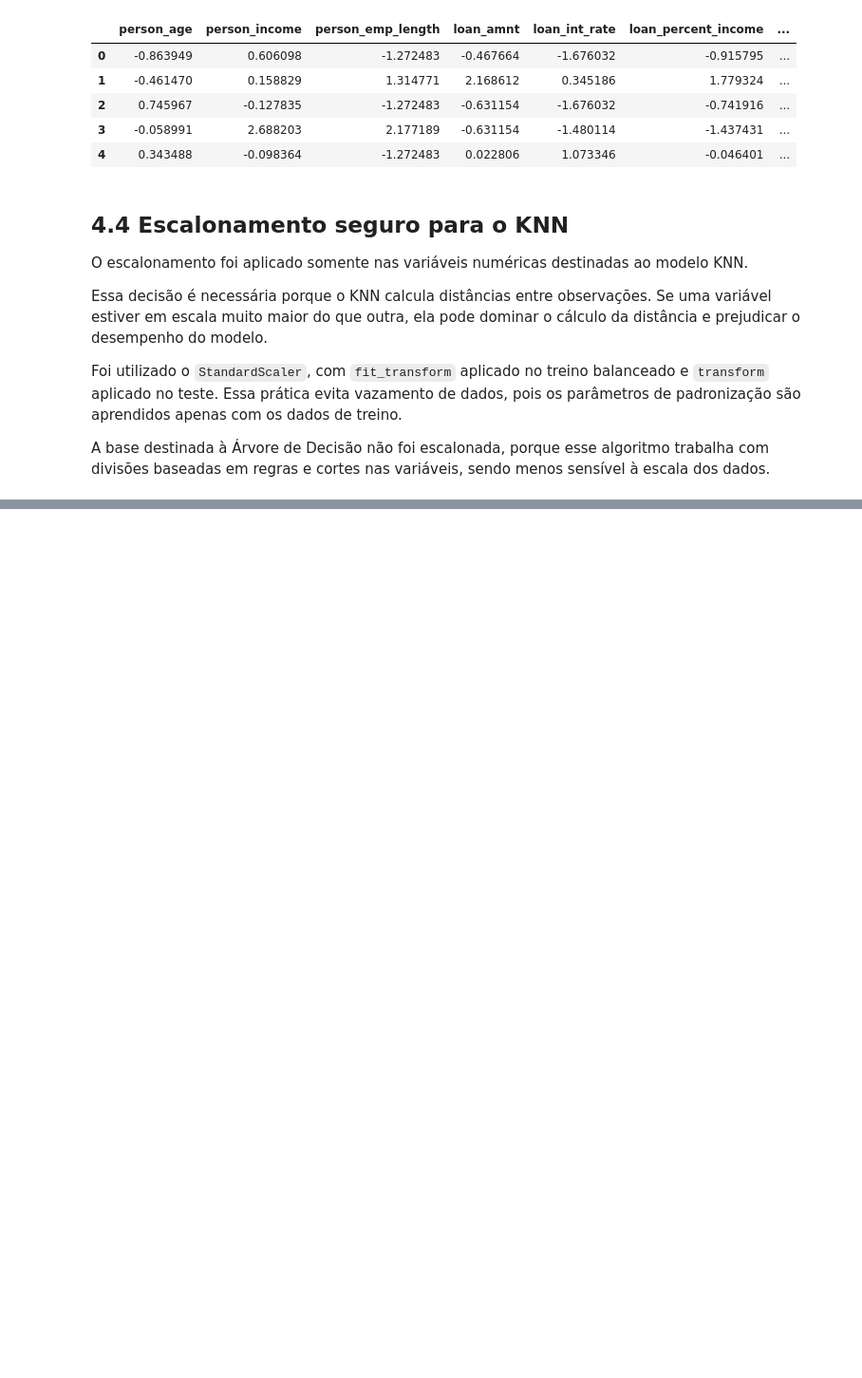
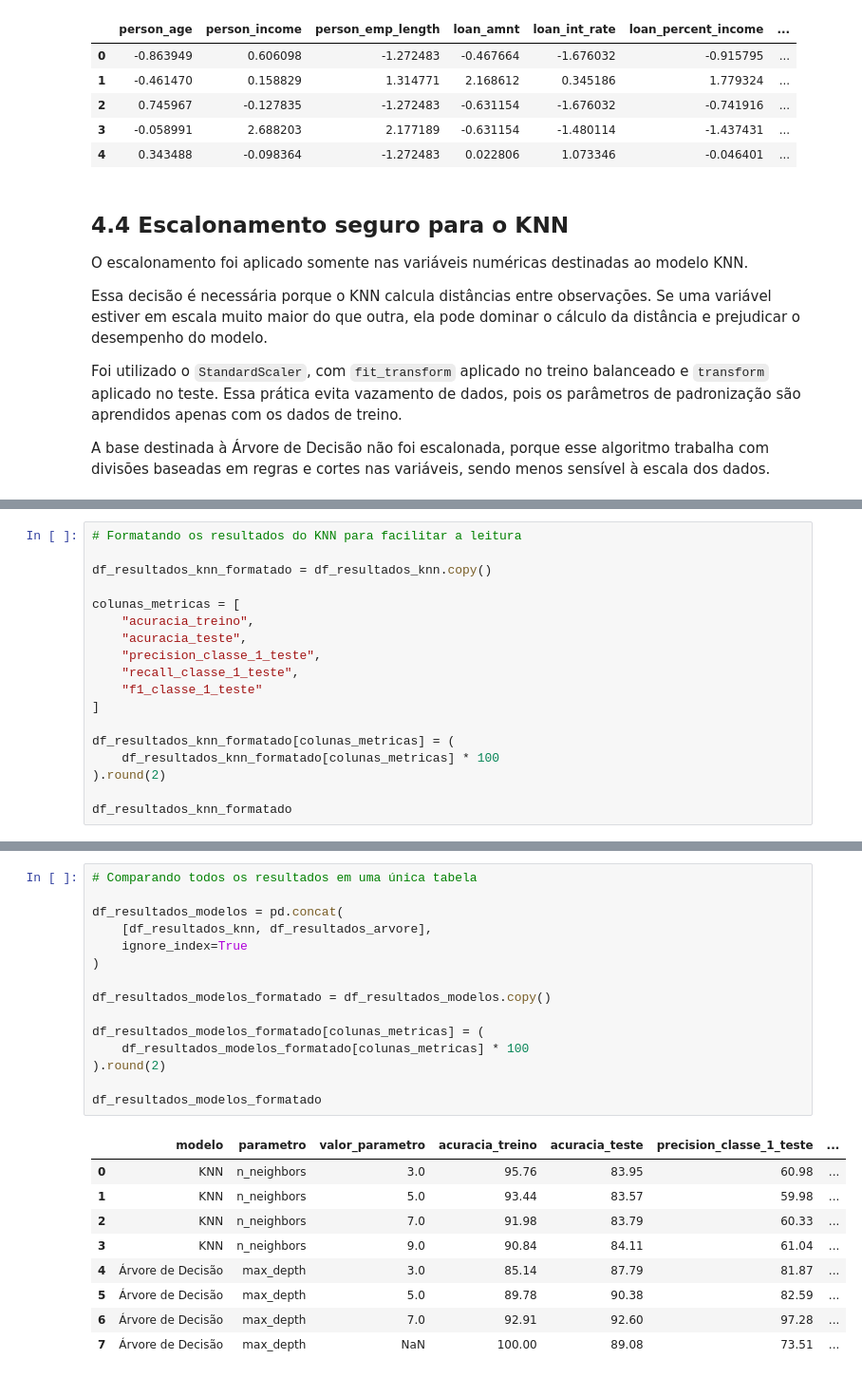
Before and after one commit to MarcioLuizBR/projeto-risco-credito-machine-learning, a Jupyter notebook: notebooks/pipeline_risco_credito.ipynb, the cells around one changed output, grey strips where cells are left out. Shown at 95% size. Drawn from its saved outputs; the diff is of its cells as text; blank space fills up the shorter version.

```diff
--- a/notebooks/pipeline_risco_credito.ipynb
+++ b/notebooks/pipeline_risco_credito.ipynb
@@ -1050,0 +1167,18 @@ A base destinada à Árvore de Decisão não foi escalonada, porque esse algorit
+# %%
+# Formatando os resultados do KNN para facilitar a leitura
+
+df_resultados_knn_formatado = df_resultados_knn.copy()
+
+colunas_metricas = [
+    "acuracia_treino",
+    "acuracia_teste",
+    "precision_classe_1_teste",
+    "recall_classe_1_teste",
+    "f1_classe_1_teste"
+]
+
+df_resultados_knn_formatado[colunas_metricas] = (
+    df_resultados_knn_formatado[colunas_metricas] * 100
+).round(2)
+
+df_resultados_knn_formatado
@@ -1050,0 +1252,25 @@ A base destinada à Árvore de Decisão não foi escalonada, porque esse algorit
+# %%
+# Comparando todos os resultados em uma única tabela
+
+df_resultados_modelos = pd.concat(
+    [df_resultados_knn, df_resultados_arvore],
+    ignore_index=True
+)
+
+df_resultados_modelos_formatado = df_resultados_modelos.copy()
+
+df_resultados_modelos_formatado[colunas_metricas] = (
+    df_resultados_modelos_formatado[colunas_metricas] * 100
+).round(2)
+
+df_resultados_modelos_formatado
+# %% [output]
+|  | modelo | parametro | valor_parametro | acuracia_treino | acuracia_teste | precision_classe_1_teste | ... |
+| 0 | KNN | n_neighbors | 3.0 | 95.76 | 83.95 | 60.98 | ... |
+| 1 | KNN | n_neighbors | 5.0 | 93.44 | 83.57 | 59.98 | ... |
+| 2 | KNN | n_neighbors | 7.0 | 91.98 | 83.79 | 60.33 | ... |
+| 3 | KNN | n_neighbors | 9.0 | 90.84 | 84.11 | 61.04 | ... |
+| 4 | Árvore de Decisão | max_depth | 3.0 | 85.14 | 87.79 | 81.87 | ... |
+| 5 | Árvore de Decisão | max_depth | 5.0 | 89.78 | 90.38 | 82.59 | ... |
+| 6 | Árvore de Decisão | max_depth | 7.0 | 92.91 | 92.60 | 97.28 | ... |
+| 7 | Árvore de Decisão | max_depth | NaN | 100.00 | 89.08 | 73.51 | ... |
```
Also changed, not shown: parts of 14 cells of this notebook, 1 other file.
